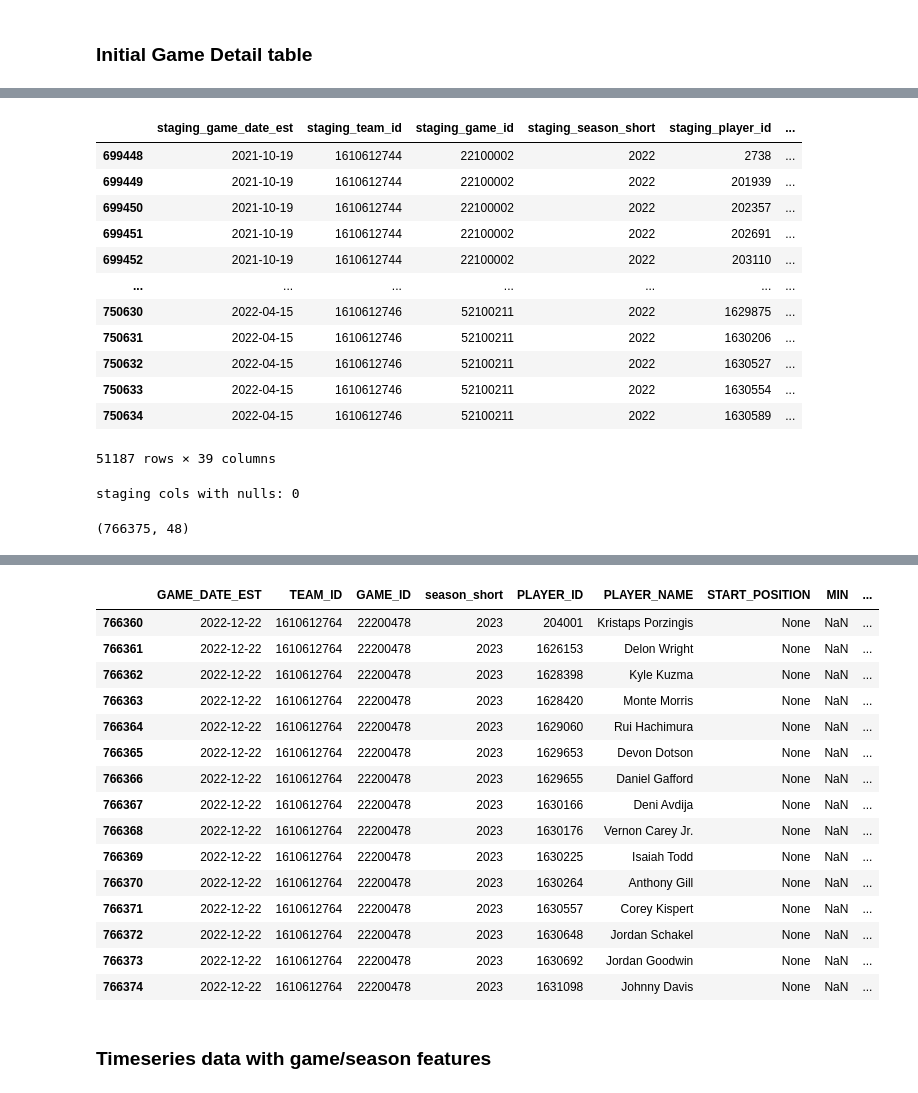
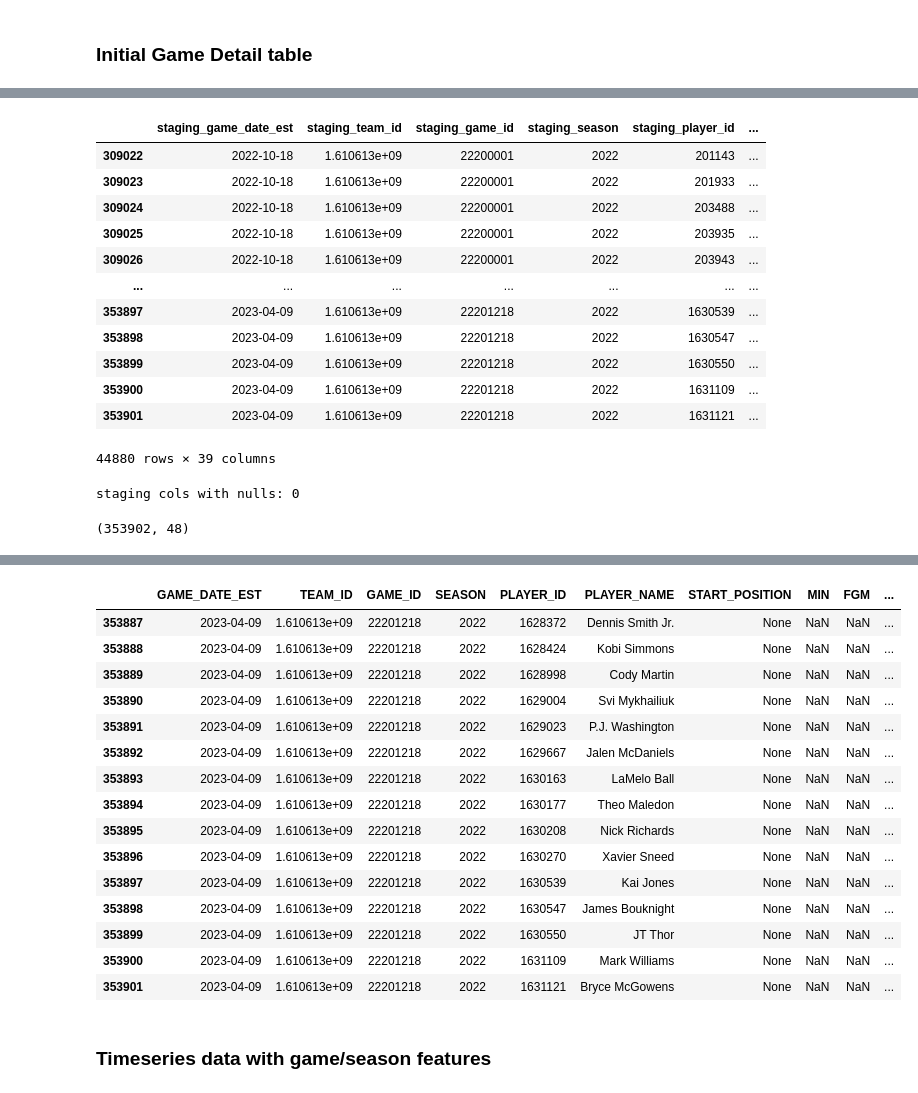
Before and after one commit to brownbrandon272/basketball, a Jupyter notebook: scripts/create_ts_data_nba_api.ipynb, the cells around one changed output, grey strips where cells are left out. Drawn from its saved outputs; the diff is of its cells as text; code cells hidden in the pictures.

```diff
--- a/scripts/create_ts_data_nba_api.ipynb
+++ b/scripts/create_ts_data_nba_api.ipynb
@@ -601,7 +591,7 @@ def per_game_stats_coming_into_game(df, team_cols:t.List, opp_team_cols:t.List)
 
     for team_col, opp_col in zip(team_cols, opp_team_cols):
         ## get cumulative average per game and opposing per game for each team up to last game for each season
-        # df_[f'{team_col}_per_game'] = df_.groupby(['TEAM_ID', 'SEASON'])[team_col].transform(lambda x: x.shift(1).expanding().mean())
+        df_[f'{team_col}_per_game'] = df_.groupby(['TEAM_ID', 'SEASON'])[team_col].transform(lambda x: x.shift(1).expanding().mean())
         df_[f'{team_col}_opp_per_game'] = df_.groupby(['TEAM_ID', 'SEASON'])[opp_col].transform(lambda x: x.shift(1).expanding().mean())
 
         # ## get opp_team_ppg and opp_team_opp_ppg
@@ -915,13 +935,13 @@ sqlcode = f'''
     select team.GAME_DATE_EST as staging_game_date_est,
         team.TEAM_ID as staging_team_id,
         team.GAME_ID as staging_game_id,
-        team.season_short as staging_season_short,
+        team.SEASON as staging_season,
         season.PLAYER_ID as staging_player_id,
         season.PLAYER_NAME as staging_player_name,
         player.*
     from df_gamedays2 team
     inner join {season_table} season
-        on team.season_short = season.season_short
+        on team.SEASON = season.SEASON
             and team.TEAM_ID = season.TEAM_ID
             and ((team.TEAM_ID = season.first_team_of_season) or (team.GAME_DATE_EST >= season.min_date))
             and ((team.TEAM_ID = season.last_team_of_season) or (team.GAME_DATE_EST < season.max_date))
@@ -929,7 +949,7 @@ sqlcode = f'''
         on season.PLAYER_ID = player.PLAYER_ID
             and team.GAME_ID = player.GAME_ID
             and team.TEAM_ID = player.TEAM_ID
-            and team.season_short = player.season_short
+            and team.SEASON = player.SEASON
             and (
                 ((player.next_game_played_date is null) and (team.GAME_DATE_EST > player.GAME_DATE_EST))
                 or ((player.last_game_played_date is null) and (team.GAME_DATE_EST <= player.GAME_DATE_EST))
@@ -955,21 +975,21 @@ date_cols = [c for c in players_games_filled.columns if 'date' in c.lower()]
 for c in date_cols:
     players_games_filled[c] = pd.to_datetime(players_games_filled[c])
 
-players_games_filled.loc[(players_games_filled['staging_season_short'] == 2022)]
+players_games_filled.loc[(players_games_filled['staging_season'] == 2022)]
 # %% [output]
-|  | staging_game_date_est | staging_team_id | staging_game_id | staging_season_short | staging_player_id | ... |
-| 699448 | 2021-10-19 | 1610612744 | 22100002 | 2022 | 2738 | ... |
-| 699449 | 2021-10-19 | 1610612744 | 22100002 | 2022 | 201939 | ... |
-| 699450 | 2021-10-19 | 1610612744 | 22100002 | 2022 | 202357 | ... |
-| 699451 | 2021-10-19 | 1610612744 | 22100002 | 2022 | 202691 | ... |
-| 699452 | 2021-10-19 | 1610612744 | 22100002 | 2022 | 203110 | ... |
+|  | staging_game_date_est | staging_team_id | staging_game_id | staging_season | staging_player_id | ... |
+| 309022 | 2022-10-18 | 1.610613e+09 | 22200001 | 2022 | 201143 | ... |
+| 309023 | 2022-10-18 | 1.610613e+09 | 22200001 | 2022 | 201933 | ... |
+| 309024 | 2022-10-18 | 1.610613e+09 | 22200001 | 2022 | 203488 | ... |
+| 309025 | 2022-10-18 | 1.610613e+09 | 22200001 | 2022 | 203935 | ... |
+| 309026 | 2022-10-18 | 1.610613e+09 | 22200001 | 2022 | 203943 | ... |
 | ... | ... | ... | ... | ... | ... | ... |
-| 750630 | 2022-04-15 | 1610612746 | 52100211 | 2022 | 1629875 | ... |
-| 750631 | 2022-04-15 | 1610612746 | 52100211 | 2022 | 1630206 | ... |
-| 750632 | 2022-04-15 | 1610612746 | 52100211 | 2022 | 1630527 | ... |
-| 750633 | 2022-04-15 | 1610612746 | 52100211 | 2022 | 1630554 | ... |
-| 750634 | 2022-04-15 | 1610612746 | 52100211 | 2022 | 1630589 | ... |
+| 353897 | 2023-04-09 | 1.610613e+09 | 22201218 | 2022 | 1630539 | ... |
+| 353898 | 2023-04-09 | 1.610613e+09 | 22201218 | 2022 | 1630547 | ... |
+| 353899 | 2023-04-09 | 1.610613e+09 | 22201218 | 2022 | 1630550 | ... |
+| 353900 | 2023-04-09 | 1.610613e+09 | 22201218 | 2022 | 1631109 | ... |
+| 353901 | 2023-04-09 | 1.610613e+09 | 22201218 | 2022 | 1631121 | ... |
-51187 rows × 39 columns
+44880 rows × 39 columns
 # %%
 df_game_detail_ts = players_games_filled.copy()
 
@@ -977,8 +997,8 @@ df_game_detail_ts = players_games_filled.copy()
 staging_cols = [c for c in df_game_detail_ts.columns if 'staging_' in c.lower()]
 print('staging cols with nulls:', df_game_detail_ts[staging_cols].isnull().any().sum())
 
-## fill nulls in "staging_"* columns with previous non-null value for group of staging_player_id and staging_season_short ordered by staging_game_date_est
-df_game_detail_ts[staging_cols] = df_game_detail_ts.groupby(['staging_player_id', 'staging_season_short'])[staging_cols].ffill()
+## fill nulls in "staging_"* columns with previous non-null value for group of staging_player_id and staging_season ordered by staging_game_date_est
+df_game_detail_ts[staging_cols] = df_game_detail_ts.groupby(['staging_player_id', 'staging_season'])[staging_cols].ffill()
 
 ## rename "staging_"* columns and drop the columns they are replacing
 df_game_detail_ts.drop(columns=['GAME_DATE_EST', 'TEAM_ID', 'SEASON', 'PLAYER_ID', 'PLAYER_NAME', 'GAME_ID'], inplace=True)
@@ -986,7 +1006,7 @@ df_game_detail_ts.rename(
     columns={'staging_game_date_est': 'GAME_DATE_EST',
             'staging_team_id': 'TEAM_ID',
             'staging_game_id': 'GAME_ID',
-            'staging_season_short': 'SEASON',
+            'staging_season': 'SEASON',
             'staging_player_id': 'PLAYER_ID',
             'staging_player_name': 'PLAYER_NAME'},
     inplace=True)
@@ -1022,4 +1042,4 @@ display(df_game_detail_ts.head())
 display(df_game_detail_ts.tail(15))
 # %% [output]
 staging cols with nulls: 0
-(766375, 48)
+(353902, 48)
@@ -1032,19 +1052,19 @@ staging cols with nulls: 0
-|  | GAME_DATE_EST | TEAM_ID | GAME_ID | season_short | PLAYER_ID | PLAYER_NAME | START_POSITION | MIN | ... |
-| 766360 | 2022-12-22 | 1610612764 | 22200478 | 2023 | 204001 | Kristaps Porzingis | None | NaN | ... |
-| 766361 | 2022-12-22 | 1610612764 | 22200478 | 2023 | 1626153 | Delon Wright | None | NaN | ... |
-| 766362 | 2022-12-22 | 1610612764 | 22200478 | 2023 | 1628398 | Kyle Kuzma | None | NaN | ... |
-| 766363 | 2022-12-22 | 1610612764 | 22200478 | 2023 | 1628420 | Monte Morris | None | NaN | ... |
-| 766364 | 2022-12-22 | 1610612764 | 22200478 | 2023 | 1629060 | Rui Hachimura | None | NaN | ... |
-| 766365 | 2022-12-22 | 1610612764 | 22200478 | 2023 | 1629653 | Devon Dotson | None | NaN | ... |
-| 766366 | 2022-12-22 | 1610612764 | 22200478 | 2023 | 1629655 | Daniel Gafford | None | NaN | ... |
-| 766367 | 2022-12-22 | 1610612764 | 22200478 | 2023 | 1630166 | Deni Avdija | None | NaN | ... |
-| 766368 | 2022-12-22 | 1610612764 | 22200478 | 2023 | 1630176 | Vernon Carey Jr. | None | NaN | ... |
-| 766369 | 2022-12-22 | 1610612764 | 22200478 | 2023 | 1630225 | Isaiah Todd | None | NaN | ... |
-| 766370 | 2022-12-22 | 1610612764 | 22200478 | 2023 | 1630264 | Anthony Gill | None | NaN | ... |
-| 766371 | 2022-12-22 | 1610612764 | 22200478 | 2023 | 1630557 | Corey Kispert | None | NaN | ... |
-| 766372 | 2022-12-22 | 1610612764 | 22200478 | 2023 | 1630648 | Jordan Schakel | None | NaN | ... |
-| 766373 | 2022-12-22 | 1610612764 | 22200478 | 2023 | 1630692 | Jordan Goodwin | None | NaN | ... |
-| 766374 | 2022-12-22 | 1610612764 | 22200478 | 2023 | 1631098 | Johnny Davis | None | NaN | ... |
+|  | GAME_DATE_EST | TEAM_ID | GAME_ID | SEASON | PLAYER_ID | PLAYER_NAME | START_POSITION | MIN | FGM | ... |
+| 353887 | 2023-04-09 | 1.610613e+09 | 22201218 | 2022 | 1628372 | Dennis Smith Jr. | None | NaN | NaN | ... |
+| 353888 | 2023-04-09 | 1.610613e+09 | 22201218 | 2022 | 1628424 | Kobi Simmons | None | NaN | NaN | ... |
+| 353889 | 2023-04-09 | 1.610613e+09 | 22201218 | 2022 | 1628998 | Cody Martin | None | NaN | NaN | ... |
+| 353890 | 2023-04-09 | 1.610613e+09 | 22201218 | 2022 | 1629004 | Svi Mykhailiuk | None | NaN | NaN | ... |
+| 353891 | 2023-04-09 | 1.610613e+09 | 22201218 | 2022 | 1629023 | P.J. Washington | None | NaN | NaN | ... |
+| 353892 | 2023-04-09 | 1.610613e+09 | 22201218 | 2022 | 1629667 | Jalen McDaniels | None | NaN | NaN | ... |
+| 353893 | 2023-04-09 | 1.610613e+09 | 22201218 | 2022 | 1630163 | LaMelo Ball | None | NaN | NaN | ... |
+| 353894 | 2023-04-09 | 1.610613e+09 | 22201218 | 2022 | 1630177 | Theo Maledon | None | NaN | NaN | ... |
+| 353895 | 2023-04-09 | 1.610613e+09 | 22201218 | 2022 | 1630208 | Nick Richards | None | NaN | NaN | ... |
+| 353896 | 2023-04-09 | 1.610613e+09 | 22201218 | 2022 | 1630270 | Xavier Sneed | None | NaN | NaN | ... |
+| 353897 | 2023-04-09 | 1.610613e+09 | 22201218 | 2022 | 1630539 | Kai Jones | None | NaN | NaN | ... |
+| 353898 | 2023-04-09 | 1.610613e+09 | 22201218 | 2022 | 1630547 | James Bouknight | None | NaN | NaN | ... |
+| 353899 | 2023-04-09 | 1.610613e+09 | 22201218 | 2022 | 1630550 | JT Thor | None | NaN | NaN | ... |
+| 353900 | 2023-04-09 | 1.610613e+09 | 22201218 | 2022 | 1631109 | Mark Williams | None | NaN | NaN | ... |
+| 353901 | 2023-04-09 | 1.610613e+09 | 22201218 | 2022 | 1631121 | Bryce McGowens | None | NaN | NaN | ... |
 # %% [markdown]
 ### Timeseries data with game/season features
 # %%
```
Also changed, not shown: parts of 22 cells of this notebook, 5 other files.
